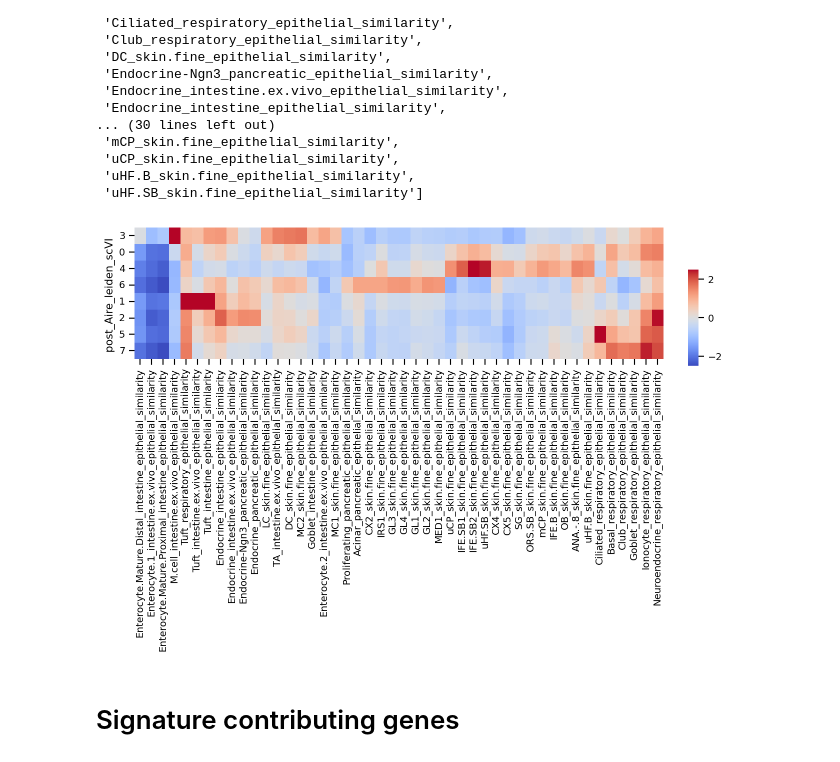
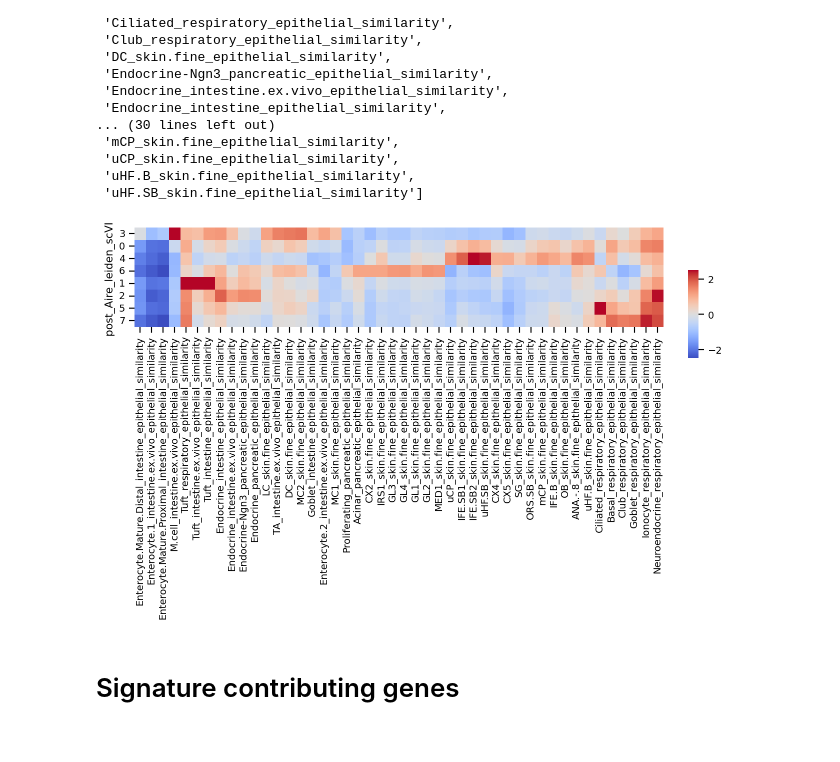
Before and after one commit to j-germino/M-cells, a Jupyter notebook: code/WT_AireKO_Fezf2_thymus/Cosine_similarity.ipynb, the cells around one changed output. Cells and saved outputs as stored; diff of their text form; code cells hidden in the pictures.

```diff
--- a/code/WT_AireKO_Fezf2_thymus/Cosine_similarity.ipynb
+++ b/code/WT_AireKO_Fezf2_thymus/Cosine_similarity.ipynb
@@ -267,27 +267,27 @@ selectedScores
 # %%
 data = postAireAdata.obs.groupby("post_Aire_leiden_scVI").mean()[selectedScores]
 cg = sns.clustermap(
     data,
     cmap="coolwarm",
-    figsize=(9,6),
+    figsize=(9,5.5),
     xticklabels=True,
     vmin=-2.5,
     vmax=2.5,
 )
 cg.ax_heatmap.set_yticklabels(cg.ax_heatmap.get_yticklabels(), rotation=0)
 cg.ax_heatmap.yaxis.tick_left()
 cg.ax_row_dendrogram.set_visible(False)
 cg.ax_col_dendrogram.set_visible(False)
 cg.ax_heatmap.yaxis.set_label_position("left")
 cg.ax_cbar.set_position([0.97, 0.62, 0.015, 0.2])
 plt.savefig(
     "../../analysis/Paper figs/3 (M cells)/3B_cosine_similarity_heatmap.pdf",
     dpi=300,
     bbox_inches="tight"
 )
 plt.show()
 # %% [output]
-[figure, old version]
+[figure, new version]
 # %% [markdown]
 # Signature contributing genes
 # %%
```
Also changed, not shown: 20 other files.
